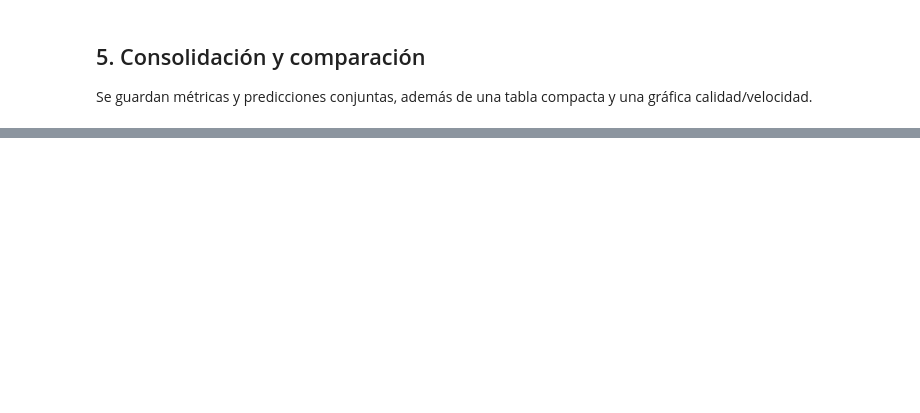
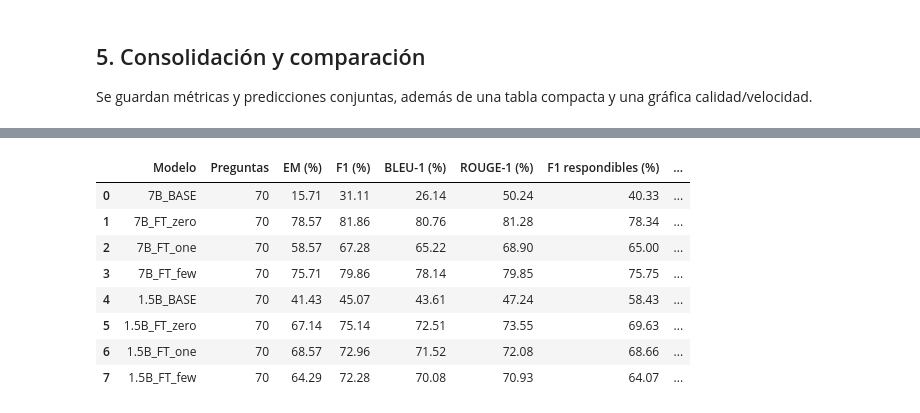
Before and after one commit to Chechu13/Practica_PLN_II, a Jupyter notebook: notebooks/comparacion_qwen_7b_vs_15b_base_lora.ipynb, the cells around one changed output, grey strips where cells are left out. Saved outputs shown, nothing was run; the diff lists cells and outputs as text; code cells hidden in the pictures; blank space fills up the shorter version.

```diff
--- a/notebooks/comparacion_qwen_7b_vs_15b_base_lora.ipynb
+++ b/notebooks/comparacion_qwen_7b_vs_15b_base_lora.ipynb
@@ -430,0 +551,37 @@ else:
+# %%
+quality_cols = [
+    "variant", "n_total", "EM_percent", "F1_percent",
+    "BLEU_percent", "ROUGE_percent",
+    "answerable_F1_percent", "unanswerable_F1_percent",
+]
+
+quality_table = (
+    summary_df.loc[
+        summary_df["variant"].isin([v["name"] for v in VARIANTS]),
+        [c for c in quality_cols if c in summary_df.columns],
+    ]
+    .rename(columns={
+        "variant": "Modelo",
+        "n_total": "Preguntas",
+        "EM_percent": "EM (%)",
+        "F1_percent": "F1 (%)",
+        "BLEU_percent": "BLEU-1 (%)",
+        "ROUGE_percent": "ROUGE-1 (%)",
+        "answerable_F1_percent": "F1 respondibles (%)",
+        "unanswerable_F1_percent": "F1 no respondibles (%)",
+    })
+    .round(2)
+    .reset_index(drop=True)
+)
+
+display(quality_table)
+# %% [output]
+|  | Modelo | Preguntas | EM (%) | F1 (%) | BLEU-1 (%) | ROUGE-1 (%) | F1 respondibles (%) | ... |
+| 0 | 7B_BASE | 70 | 15.71 | 31.11 | 26.14 | 50.24 | 40.33 | ... |
+| 1 | 7B_FT_zero | 70 | 78.57 | 81.86 | 80.76 | 81.28 | 78.34 | ... |
+| 2 | 7B_FT_one | 70 | 58.57 | 67.28 | 65.22 | 68.90 | 65.00 | ... |
+| 3 | 7B_FT_few | 70 | 75.71 | 79.86 | 78.14 | 79.85 | 75.75 | ... |
+| 4 | 1.5B_BASE | 70 | 41.43 | 45.07 | 43.61 | 47.24 | 58.43 | ... |
+| 5 | 1.5B_FT_zero | 70 | 67.14 | 75.14 | 72.51 | 73.55 | 69.63 | ... |
+| 6 | 1.5B_FT_one | 70 | 68.57 | 72.96 | 71.52 | 72.08 | 68.66 | ... |
+| 7 | 1.5B_FT_few | 70 | 64.29 | 72.28 | 70.08 | 70.93 | 64.07 | ... |
```
Also changed, not shown: parts of 10 cells of this notebook, 12 other files.
